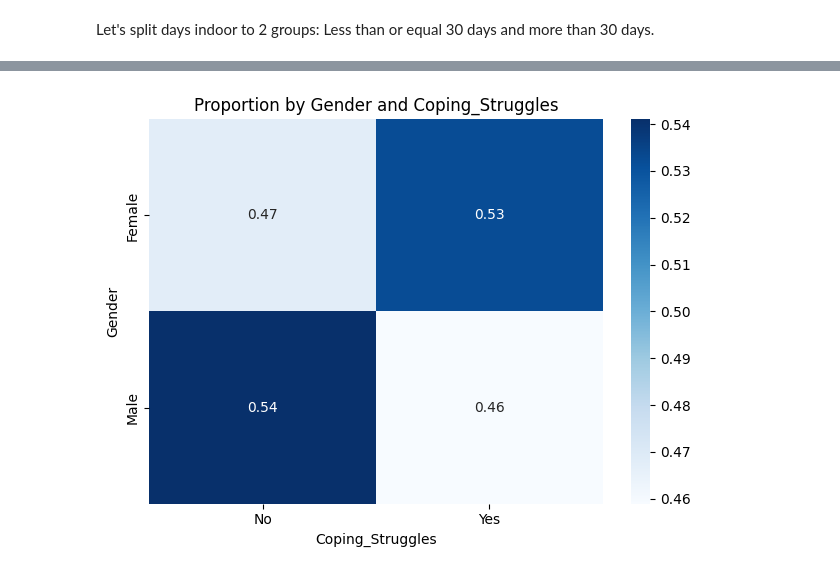
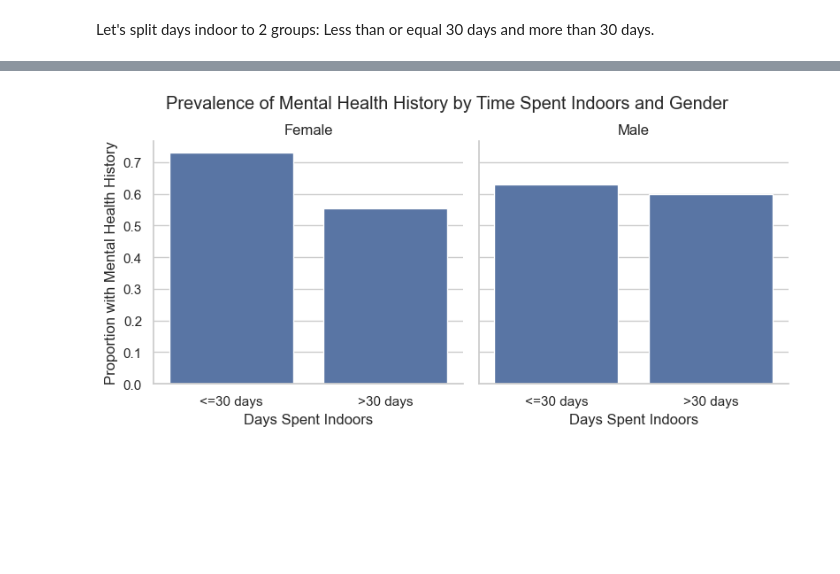
Before and after one commit to qiuzihao88/DSA4262, a Jupyter notebook: assignment1.ipynb, the cells around one changed output, grey strips where cells are left out. Saved outputs shown, nothing was run; the diff lists cells and outputs as text; code cells hidden in the pictures; blank space fills up the shorter version.

```diff
--- a/assignment1.ipynb
+++ b/assignment1.ipynb
@@ -195,16 +146,46 @@ plt.show()
-# %%
-# Example: Coping_Struggles vs Gender
-heatmap_data = (
-    df_1.groupby(["Gender", "Coping_Struggles"]).size()
-    .unstack()
-    .apply(lambda x: x / x.sum(), axis=1)  # normalize per row
-)
-
-sns.heatmap(heatmap_data, annot=True, fmt=".2f", cmap="Blues")
-plt.title("Proportion by Gender and Coping_Struggles")
-plt.tight_layout()
-plt.show()
-# %% [output]
-[figure, removed]
+# %%
+
+# Function to reclassify
+def reclassify_days(x):
+    if x in ["Go out Every day", "1-14 days", "15-30 days"]:
+        return "<=30 days"
+    elif x in ["31-60 days", "More than 2 months"]:
+        return ">30 days"
+    else:
+        return "Unknown"
+
+# Apply function
+students['Days_Indoor_Reclass'] = students['Days_Indoors'].apply(reclassify_days)
+students.drop(columns=['Days_Indoors'], inplace=True)
+# %%
+grouped = (
+    students
+    .groupby(["Gender", "Days_Indoor_Reclass"])
+    ["MH_Flag"]
+    .mean()
+    .reset_index(name="proportion_mh")
+)
+
+g = sns.catplot(
+    data=grouped,
+    x="Days_Indoor_Reclass",
+    y="proportion_mh",
+    col="Gender",
+    kind="bar",
+    height=4,
+    aspect=1
+)
+
+g.set_axis_labels("Days Spent Indoors", "Proportion with Mental Health History")
+g.set_titles("{col_name}")
+
+plt.subplots_adjust(top=0.85)
+g.fig.suptitle(
+    "Prevalence of Mental Health History by Time Spent Indoors and Gender"
+)
+
+plt.show()
+# %% [output]
+[figure, added]
 # %%
 df_2 = pd.read_excel('data/ALL_aun_pacs210914.xlsx')
```
Also changed, not shown: parts of 19 cells of this notebook.
